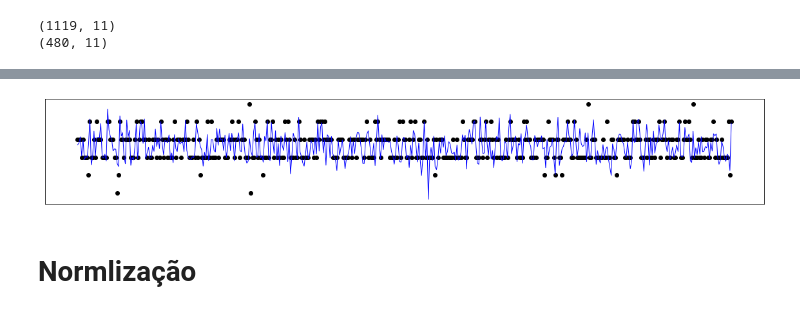
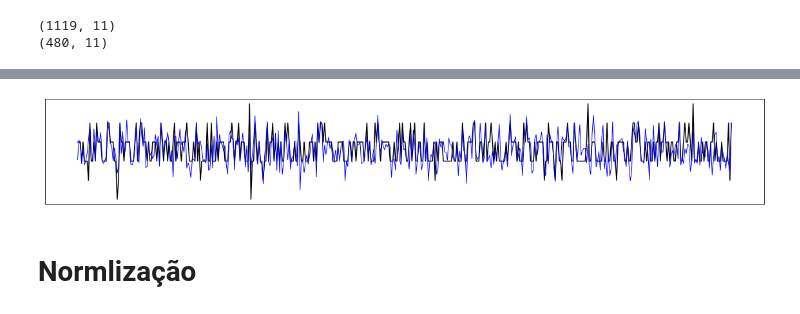
Before and after one commit to howardroatti/Machine_Learning, a Jupyter notebook: 003 - Machine Learing/Tutoriais/Tutorial_04_Multilayer_Perceptron_Keras(Resposta)-Regressor.ipynb, the cells around one changed output, grey strips where cells are left out. Saved outputs shown, nothing was run; the diff lists cells and outputs as text; code cells hidden in the pictures.

```diff
--- a/003 - Machine Learing/Tutoriais/Tutorial_04_Multilayer_Perceptron_Keras(Resposta)-Regressor.ipynb
+++ b/003 - Machine Learing/Tutoriais/Tutorial_04_Multilayer_Perceptron_Keras(Resposta)-Regressor.ipynb
@@ -132,15 +132,15 @@ Coefficient of determination: 0.19
 # %%
 # Plot outputs
 plt.rcParams["figure.figsize"] = (20,3)
-plt.scatter(range(len(y_test_std)), y_test_std,  color='black')
+plt.plot(range(len(y_test_std)), y_test_std,  color='black')
 plt.plot(range(len(predict_test_std)), predict_test_std, color='blue', linewidth=1)
 
 plt.xticks(())
 plt.yticks(())
 
 plt.show()
 # %% [output]
-[figure, old version]
+[figure, new version]
 # %% [markdown]
 # Normlização
 # %%
```
Also changed, not shown: parts of 6 cells of this notebook, 14 other files.
